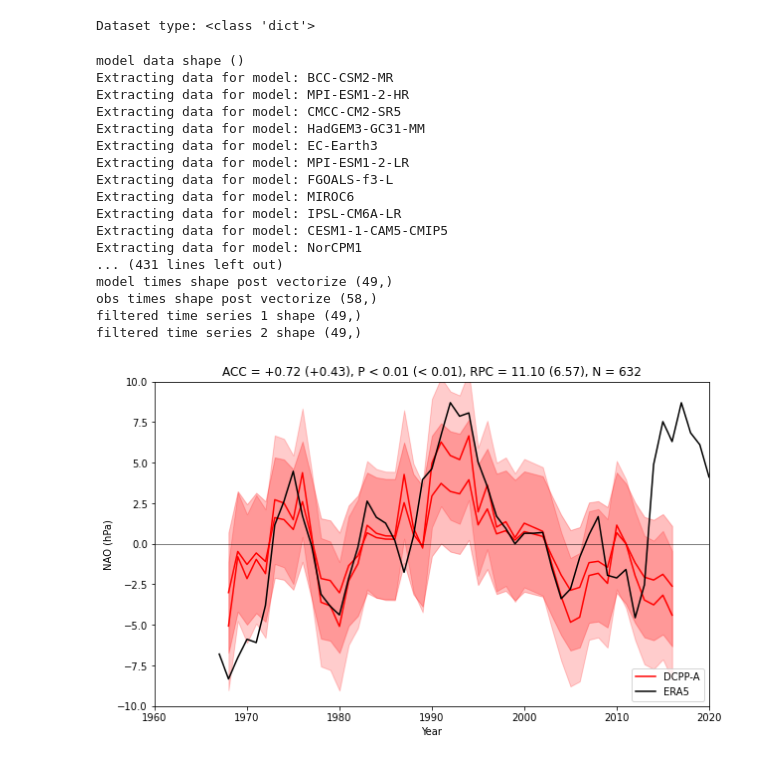
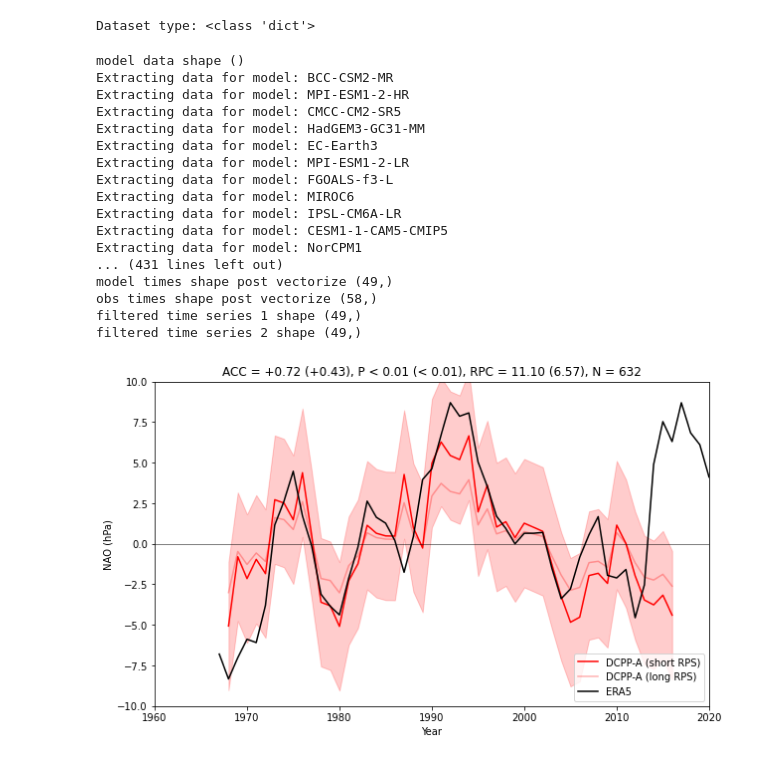
Before and after one commit to benhutchmet/lagging-NAO-test-suite, a Jupyter notebook: corrected_plotting.ipynb, the cells around one changed output. Cells and saved outputs as stored; diff of their text form; code cells hidden in the pictures.

```diff
--- a/corrected_plotting.ipynb
+++ b/corrected_plotting.ipynb
@@ -224,7 +224,7 @@ obs_nao_anom = obs_nao_index['msl'].values / 100
 obs_time = obs_nao_index.time.values
 
 # Call the function
-pnd.plot_ensemble_members_and_lagged_adjusted_mean(models, model_times, model_nao_anoms,
+lagged_time, lagged_model_short = pnd.plot_ensemble_members_and_lagged_adjusted_mean(models, model_times, model_nao_anoms,
                                                    obs_nao_anom, obs_time, lag=4)
 # %% [output]
 shape of all ensemble members array (158, 54)
@@ -280,32 +280,32 @@ Dataset type: <class 'dict'>
 # %%
 # Do the same thing for the alternate lagged plot
 # Define the args
 
 # Set up the arguments for the function
 models = dic.models_no_can
 obs_nao_anom = obs_nao_index['msl'].values / 100
 obs_time = obs_nao_index.time.values
 
 # Call the function
 pnd.plot_ensemble_members_and_lagged_adjusted_mean_alt_lag(models, extracted_alternate_lagged_data,
                                                            alternate_lagged_time, obs_nao_anom, obs_time,
-                                                           forecast_range, season)
+                                                           forecast_range, season, lagged_time, lagged_model_short)
 # %% [output]
 model data shape ()
 Extracting data for model: BCC-CSM2-MR
 Extracting data for model: MPI-ESM1-2-HR
 Extracting data for model: CMCC-CM2-SR5
 Extracting data for model: HadGEM3-GC31-MM
 Extracting data for model: EC-Earth3
 Extracting data for model: MPI-ESM1-2-LR
 Extracting data for model: FGOALS-f3-L
 Extracting data for model: MIROC6
 Extracting data for model: IPSL-CM6A-LR
 Extracting data for model: CESM1-1-CAM5-CMIP5
 Extracting data for model: NorCPM1
 ... (431 lines left out)
 model times shape post vectorize (49,)
 obs times shape post vectorize (58,)
 filtered time series 1 shape (49,)
 filtered time series 2 shape (49,)
-[figure, old version]
+[figure, new version]
```
Also changed, not shown: 1 other file.
